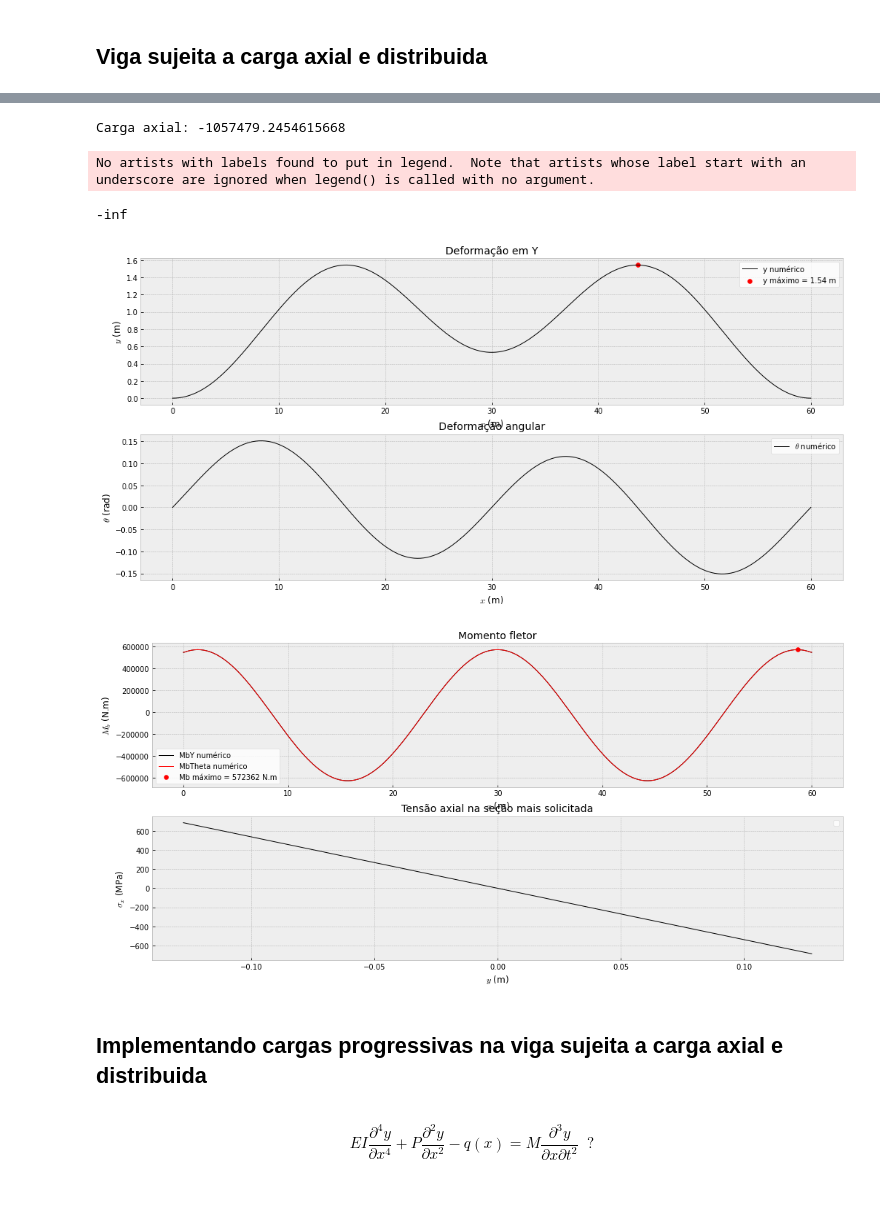
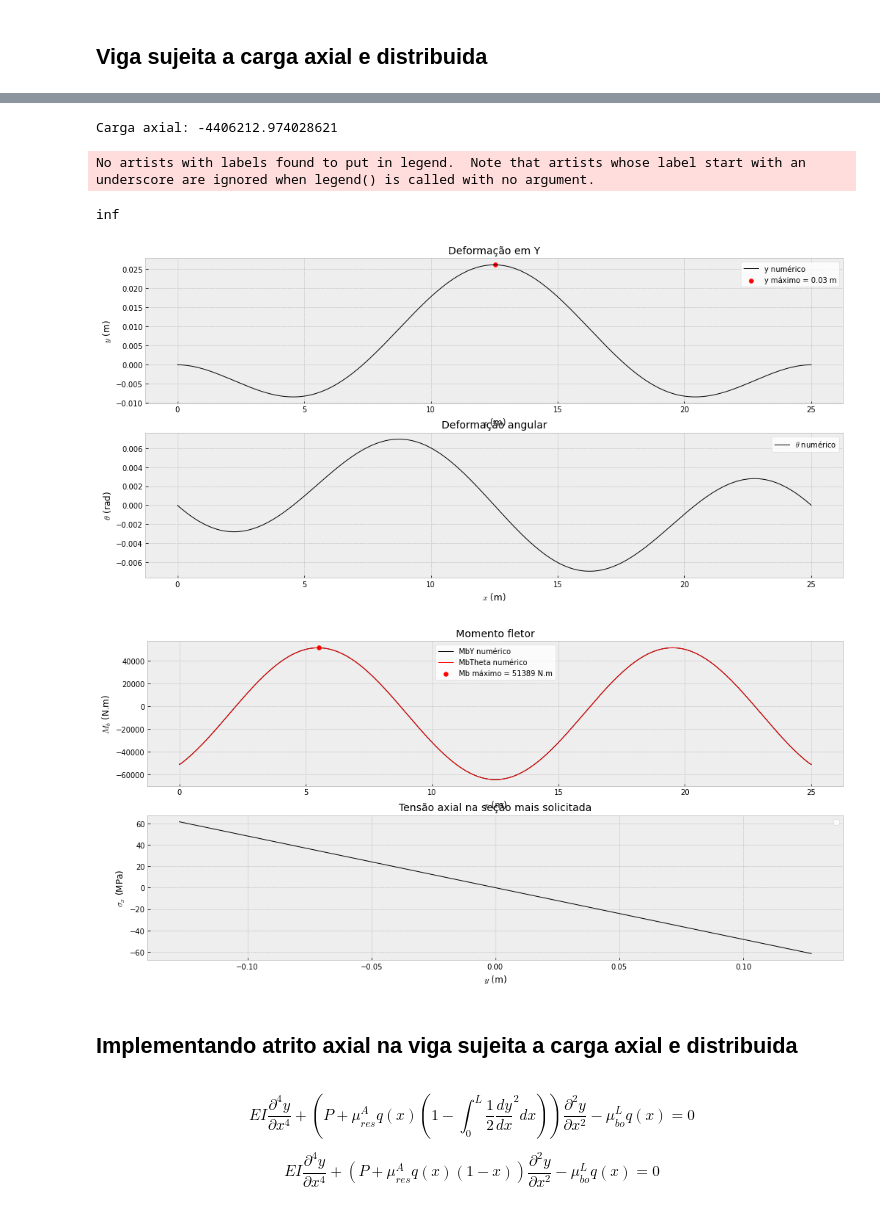
Before and after one commit to jpedro-rod/ElementosFinitos, a Jupyter notebook: MEF_Estrutural.ipynb, the cells around one changed output, grey strips where cells are left out. Drawn from its saved outputs; the diff is of its cells as text; code cells hidden in the pictures.

Commit message:
Escrevendo formulacao de atrito axial

```diff
--- a/MEF_Estrutural.ipynb
+++ b/MEF_Estrutural.ipynb
@@ -830,7 +830,7 @@ $$ K \cdot y_i + G \cdot y_i - Q \cdot q_k = 0 $$
 # parametros da simulacao
 
 ## malha
-L = 60.0   # m
+L = 25.0   # m
 nx = 400
 ne = nx-1
 nGL = 2*nx
@@ -909,7 +909,7 @@ Ai = np.pi*(ID**2.0)/4.0   # m^2
 nu = 0.303   # Poisson
 As = A   # m^2
 alpha = 1.17e-5   # °C^(-1)
-DT = 10   # °C
+DT = 100   # °C
 P = RLT - DP*Ai*(1-2*nu) - As*alpha*DT*E   # Effective Axial Force
 
 print('Carga axial: {}'.format(P))
@@ -1130,38 +1130,40 @@ ax1.set_title('Deformação em Y',fontdict={'fontsize':14})
 ax1.set_xlabel('$x$ (m)',fontdict={'fontsize':12})
 ax1.set_ylabel('$y$ (m)',fontdict={'fontsize':12})
 ax1.legend(loc='best',facecolor ='w')
 
 ax2.plot(X,Theta, color='k', linewidth=1.0, label=r'$\theta$ numérico')
 ax2.set_title('Deformação angular',fontdict={'fontsize':14})
 ax2.set_xlabel('$x$ (m)',fontdict={'fontsize':12})
 ax2.set_ylabel('$\\theta$ (rad)',fontdict={'fontsize':12})
 ax2.legend(loc='best',facecolor ='w')
 
 
 fig1, ((ax3), (ax4)) = plt.subplots(2, sharey=False, sharex=False, figsize = (17,8))
 
 ax3.plot(X,MbY, color='k', linewidth=1.0, label=r'MbY numérico')
 ax3.plot(X,MbTheta, 'r', linewidth=1.0, label=r'MbTheta numérico')
 ax3.scatter(X[index_MbYmax], MbYmax, color='red', label=r'Mb máximo = {} N.m'.format(int(MbYmax)))
 ax3.set_title('Momento fletor',fontdict={'fontsize':14})
 ax3.set_xlabel('$x$ (m)',fontdict={'fontsize':12})
 ax3.set_ylabel('$M_b$ (N.m)',fontdict={'fontsize':12})
 ax3.legend(loc='best',facecolor ='w')
 
 ax4.plot(Y_CrossSection,sigmab, color='k', linewidth=1.0)
 ax4.set_title('Tensão axial na seção mais solicitada',fontdict={'fontsize':14})
 ax4.set_xlabel('$y$ (m)',fontdict={'fontsize':12})
 ax4.set_ylabel('$\\sigma_x$ (MPa)',fontdict={'fontsize':12})
 ax4.legend(loc='best',facecolor ='w')
 
 plt.show()
 # %% [output]
-Carga axial: -1057479.2454615668
+Carga axial: -4406212.974028621
 No artists with labels found to put in legend.  Note that artists whose label start with an underscore are ignored when legend() is called with no argument.
--inf
+inf
-[figure, old version]
+[figure, new version]
-[figure, old version]
+[figure, new version]
 # %% [markdown]
-## Implementando cargas progressivas na viga sujeita a carga axial e distribuida
+## Implementando atrito axial na viga sujeita a carga axial e distribuida
 # %% [markdown]
-$$ EI\frac{\partial^4 y}{\partial x^4} + P\frac{\partial^2 y}{\partial x^2} - q(x) = M \frac{\partial^3 y}{\partial x \partial t^2} \;\; ?$$
+$$ EI\frac{\partial^4 y}{\partial x^4} + \left ( P + \mu_{res}^A q(x) \left ( 1 - \int_0^L \frac{1}{2} \frac{dy}{dx}^2 dx \right ) \right )\frac{\partial^2 y}{\partial x^2} - \mu_{bo}^L q(x) = 0 $$
+
+$$ EI\frac{\partial^4 y}{\partial x^4} + ( P + \mu_{res}^A q(x) (1-x) )\frac{\partial^2 y}{\partial x^2} - \mu_{bo}^L q(x) = 0 $$
```
Also changed, not shown: parts of 1 cell of this notebook.
